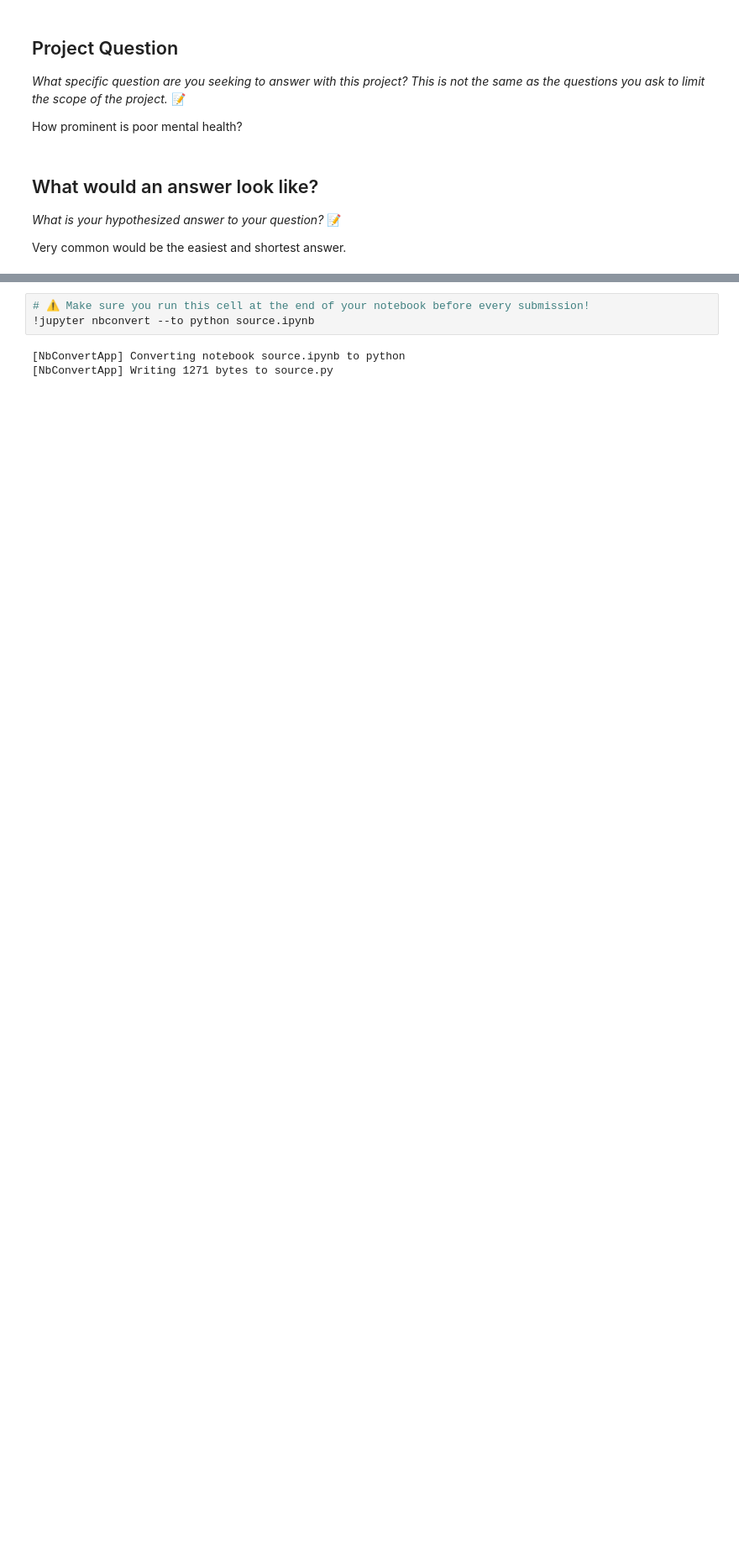
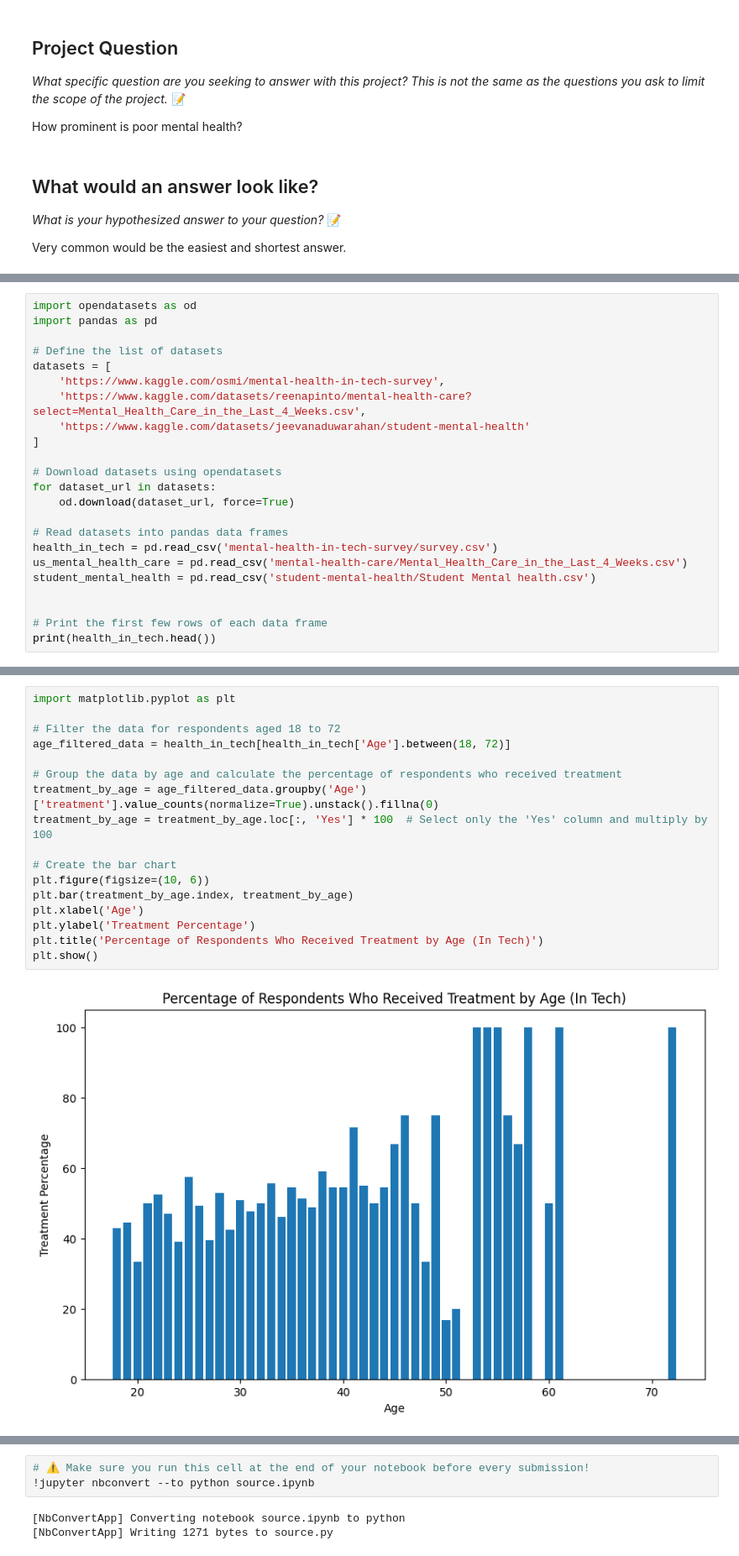
Before and after one commit to IT4063C-Fall23/final-project-elzamc, a Jupyter notebook: source.ipynb, the cells around one changed output, grey strips where cells are left out. Shown at 84% size. Saved outputs shown, nothing was run; the diff lists cells and outputs as text; blank space fills up the shorter version.

```diff
--- a/source.ipynb
+++ b/source.ipynb
@@ -46,0 +58,23 @@ My approach is simple. The Kaggle datasets provide huge insights on a global and
+# %%
+import opendatasets as od
+import pandas as pd
+
+# Define the list of datasets
+datasets = [
+    'https://www.kaggle.com/osmi/mental-health-in-tech-survey',
+    'https://www.kaggle.com/datasets/reenapinto/mental-health-care?select=Mental_Health_Care_in_the_Last_4_Weeks.csv',
+    'https://www.kaggle.com/datasets/jeevanaduwarahan/student-mental-health'
+]
+
+# Download datasets using opendatasets
+for dataset_url in datasets:
+    od.download(dataset_url, force=True)
+
+# Read datasets into pandas data frames
+health_in_tech = pd.read_csv('mental-health-in-tech-survey/survey.csv')
+us_mental_health_care = pd.read_csv('mental-health-care/Mental_Health_Care_in_the_Last_4_Weeks.csv')
+student_mental_health = pd.read_csv('student-mental-health/Student Mental health.csv')
+
+
+# Print the first few rows of each data frame
+print(health_in_tech.head())
@@ -46,0 +102,19 @@ My approach is simple. The Kaggle datasets provide huge insights on a global and
+# %%
+import matplotlib.pyplot as plt
+
+# Filter the data for respondents aged 18 to 72
+age_filtered_data = health_in_tech[health_in_tech['Age'].between(18, 72)]
+
+# Group the data by age and calculate the percentage of respondents who received treatment
+treatment_by_age = age_filtered_data.groupby('Age')['treatment'].value_counts(normalize=True).unstack().fillna(0)
+treatment_by_age = treatment_by_age.loc[:, 'Yes'] * 100  # Select only the 'Yes' column and multiply by 100
+
+# Create the bar chart
+plt.figure(figsize=(10, 6))
+plt.bar(treatment_by_age.index, treatment_by_age)
+plt.xlabel('Age')
+plt.ylabel('Treatment Percentage')
+plt.title('Percentage of Respondents Who Received Treatment by Age (In Tech)')
+plt.show()
+# %% [output]
+[figure, added]
```
Also changed, not shown: parts of 13 cells of this notebook, 6 other files.
